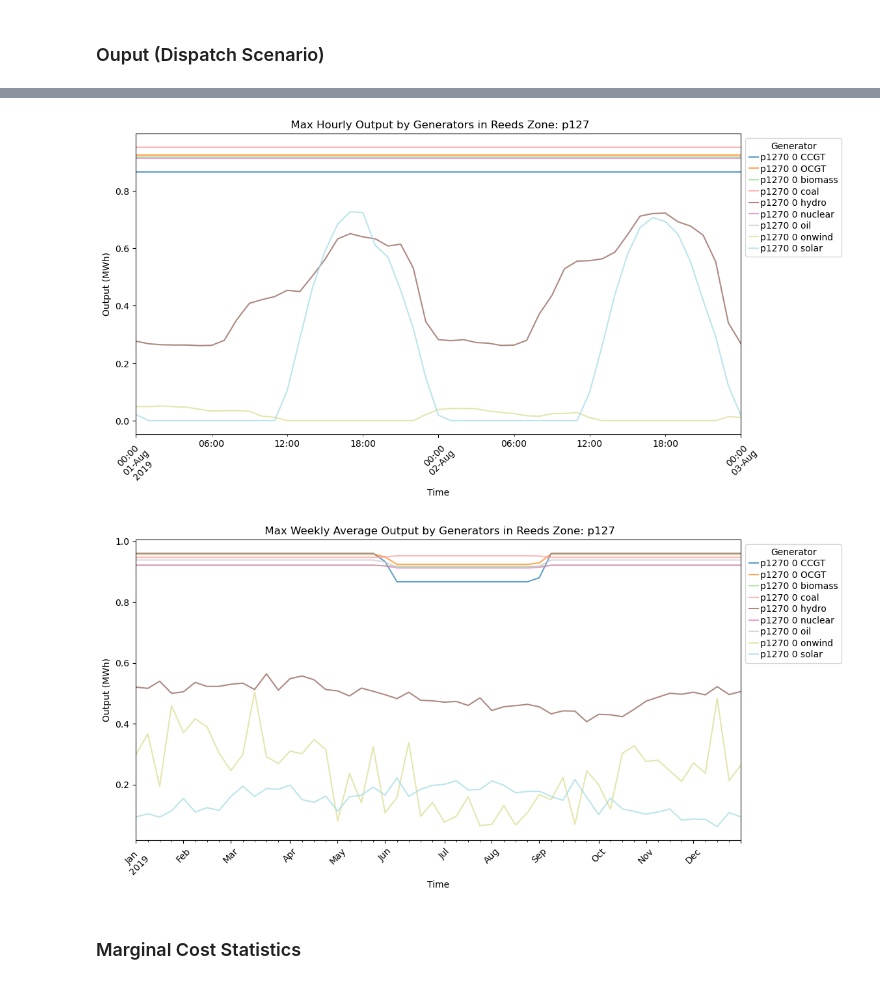
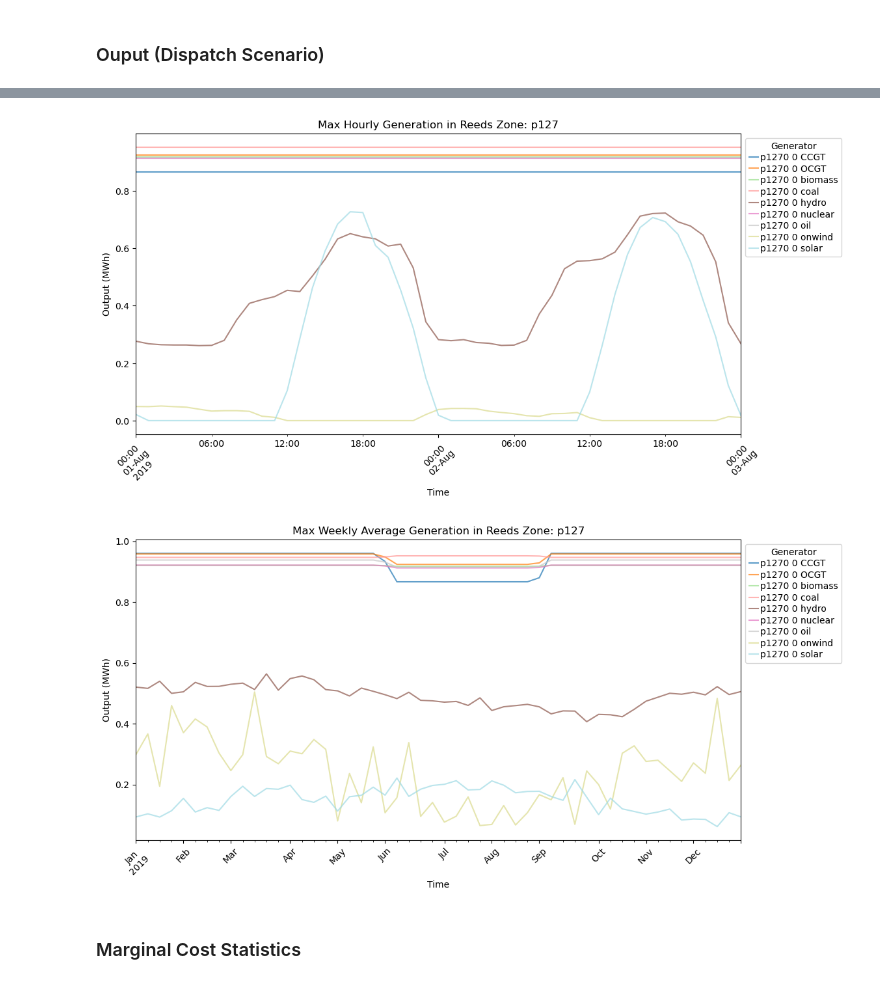
Before and after one commit to af3913/pypsa-usa, a Jupyter notebook: workflow/pypsa-usa_technical_appendix.ipynb, the cells around one changed output, grey strips where cells are left out. Saved outputs shown, nothing was run; the diff lists cells and outputs as text; code cells hidden in the pictures.

```diff
--- a/workflow/pypsa-usa_technical_appendix.ipynb
+++ b/workflow/pypsa-usa_technical_appendix.ipynb
@@ -469,65 +515,21 @@ plot_generators_p_weekly(generators_p_weekly, "p127", "2019-01-06", "2019-12-29"
 # %%
 # Import generators-p_max_pu data: The maximum output for each snapshot per unit of p_nom for the optimization
 # (e.g. for variable renewable generators this can change due to weather conditions; for conventional generators it represents a maximum dispatch).
 generators_p_max = (generator_add_zonal(network.generators_t.p_max_pu)
                 .groupby(["reeds_zone", "generator"]) # Change groupby to desired setting (i.e reeds_state). Will require plot functions to be updated accordingly.
                 .sum())
 
+plot_data(generators_p_max, 'p127', "2019-08-01", "2019-08-03", "Max Hourly Generation")
 
-def plot_generators_p_max(generator:pd.DataFrame, reeds_zone: str, start_date: str, end_date: str):
-    """
-    Plots generator data for a specified reeds zone and time period.
-    """
-    generator.columns = pd.date_range(start="2019-01-01",
-    periods=len(generator.columns),
-    freq="H")
+# generators_p_max weekly average output
+generators_p_max_weekly = (generators_p_max
+                        .resample("W", axis=1)
+                        .mean())
 
-    # Select data for reeds zone
-    data = generator.loc(axis=0)[reeds_zone].T
-    data = data[(data.index >= start_date) & (data.index <= end_date)]
-
-    # Plot data
-    fig, ax = plt.subplots(figsize=(12, 6))
-    data.plot(ax=ax, cmap="tab20", alpha=0.7)
-    ax.set_title(f" Max Hourly Output by Generators in Reeds Zone: {reeds_zone}")
-    ax.set_xlabel("Time")
-    ax.set_ylabel("Output (MWh)")
-    ax.legend(title="Generator", bbox_to_anchor=(1, 1))
-    plt.xticks(rotation=45)
-    plt.show()
-
-# plot marginal cost by generator for specified reeds_zone and time period
-plot_generators_p_max(generators_p_max, 'p127', "2019-08-01", "2019-08-03")
+plot_data_weekly(generators_p_max_weekly, 'p127', "2019-01-06", "2019-12-29", "Max Weekly Average Generation")
 # %% [output]
-[figure, old version]
+[figure, new version]
+[figure, added]
-# %%
-# generators_p_max weekly average output
-generators_p_max_monthly = (generators_p_max
-                        .resample("W", axis=1)
-                        .mean()
-)
-
-def plot_generators_p_max(generator:pd.DataFrame, reeds_zone: str, start_date: str, end_date: str):
-    """
-    Plots generator data for a specified reeds zone and time period.
-    """
-    # Select data for reeds zone
-    data = generator.loc(axis=0)[reeds_zone].T
-    data = data[(data.index >= start_date) & (data.index <= end_date)]
-
-    # Plot data
-    fig, ax = plt.subplots(figsize=(12, 6))
-    data.plot(ax=ax, cmap="tab20", alpha=0.7)
-    ax.set_title(f" Max Weekly Average Output by Generators in Reeds Zone: {reeds_zone}")
-    ax.set_xlabel("Time")
-    ax.set_ylabel("Output (MWh)")
-    ax.legend(title="Generator", bbox_to_anchor=(1, 1))
-    plt.xticks(rotation=45)
-    plt.show()
-
-plot_generators_p_max(generators_p_max_monthly, 'p127', "2019-01-06", "2019-12-29")
-# %% [output]
-[figure, removed]
 # %% [markdown]
 ### Marginal Cost Statistics
 # %%
```
Also changed, not shown: parts of 10 cells of this notebook.
